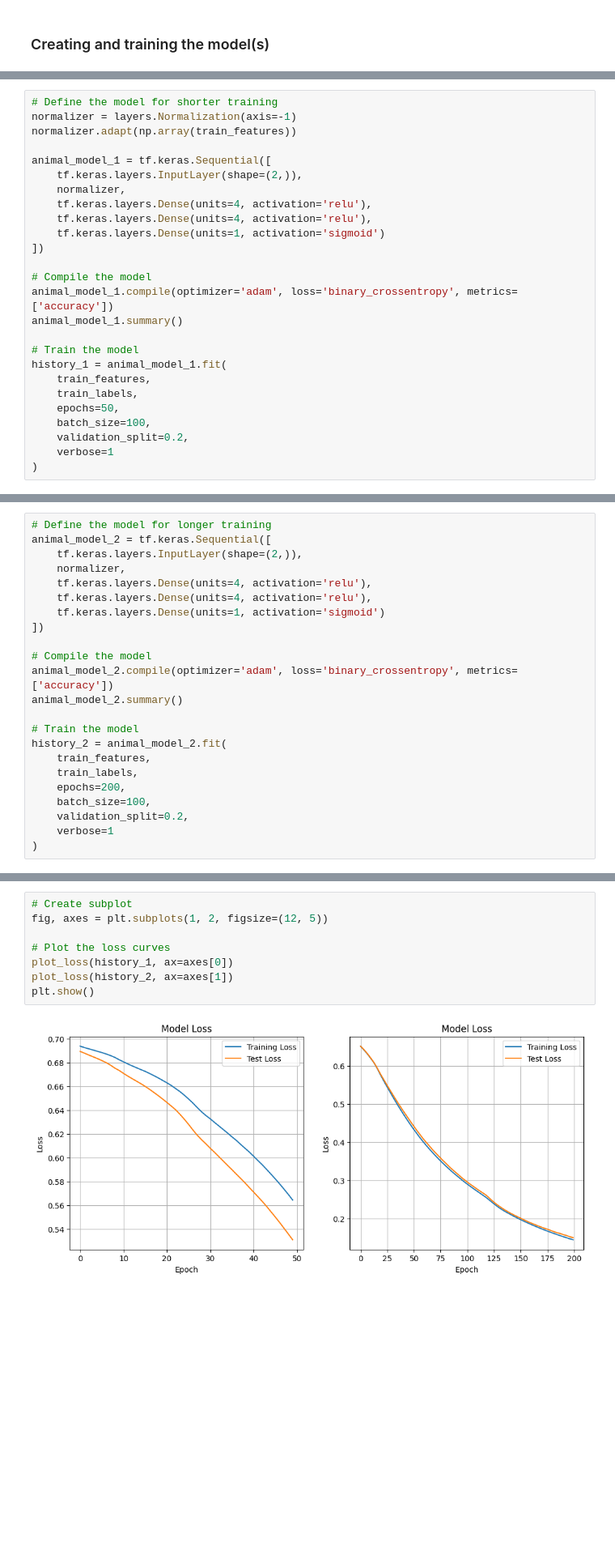
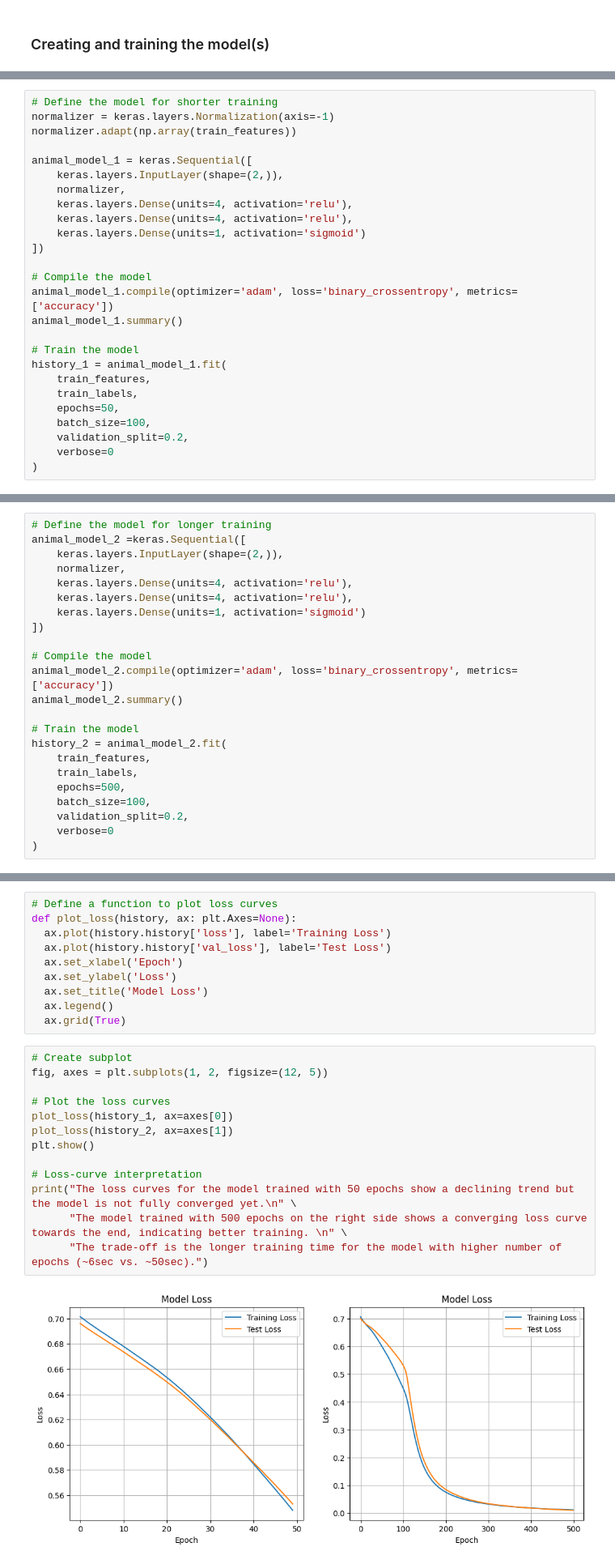
Before and after one commit to leto-git/deep-learning-programming-tasks, a Jupyter notebook: DL_Tasks.ipynb, the cells around one changed output, grey strips where cells are left out. Shown at 81% size. Saved outputs shown, nothing was run; the diff lists cells and outputs as text; blank space fills up the shorter version.

```diff
--- a/DL_Tasks.ipynb
+++ b/DL_Tasks.ipynb
@@ -349,15 +342,15 @@ In the last plot for the decision boundaries the models always seemed to produce
 Only adding normalization was able to fix these problems.
 # %%
 # Define the model for shorter training
-normalizer = layers.Normalization(axis=-1)
+normalizer = keras.layers.Normalization(axis=-1)
 normalizer.adapt(np.array(train_features))
 
-animal_model_1 = tf.keras.Sequential([
-    tf.keras.layers.InputLayer(shape=(2,)),
+animal_model_1 = keras.Sequential([
+    keras.layers.InputLayer(shape=(2,)),
     normalizer,
-    tf.keras.layers.Dense(units=4, activation='relu'),
-    tf.keras.layers.Dense(units=4, activation='relu'),
-    tf.keras.layers.Dense(units=1, activation='sigmoid')
+    keras.layers.Dense(units=4, activation='relu'),
+    keras.layers.Dense(units=4, activation='relu'),
+    keras.layers.Dense(units=1, activation='sigmoid')
 ])
 
 # Compile the model
@@ -371,6 +364,6 @@ history_1 = animal_model_1.fit(
     epochs=50,
     batch_size=100,
     validation_split=0.2,
-    verbose=1
+    verbose=0
 )
 # %% [output]
@@ -418,11 +394,11 @@ Test Accuracy (50 epochs): 0.7300
 # %%
 # Define the model for longer training
-animal_model_2 = tf.keras.Sequential([
-    tf.keras.layers.InputLayer(shape=(2,)),
+animal_model_2 =keras.Sequential([
+    keras.layers.InputLayer(shape=(2,)),
     normalizer,
-    tf.keras.layers.Dense(units=4, activation='relu'),
-    tf.keras.layers.Dense(units=4, activation='relu'),
-    tf.keras.layers.Dense(units=1, activation='sigmoid')
+    keras.layers.Dense(units=4, activation='relu'),
+    keras.layers.Dense(units=4, activation='relu'),
+    keras.layers.Dense(units=1, activation='sigmoid')
 ])
 
 # Compile the model
@@ -433,9 +409,9 @@ animal_model_2.summary()
 history_2 = animal_model_2.fit(
     train_features,
     train_labels,
-    epochs=200,
+    epochs=500,
     batch_size=100,
     validation_split=0.2,
-    verbose=1
+    verbose=0
 )
 # %% [output]
@@ -483,10 +444,25 @@ Test Accuracy (200 epochs): 0.9950
+# %%
+# Define a function to plot loss curves
+def plot_loss(history, ax: plt.Axes=None):
+  ax.plot(history.history['loss'], label='Training Loss')
+  ax.plot(history.history['val_loss'], label='Test Loss')
+  ax.set_xlabel('Epoch')
+  ax.set_ylabel('Loss')
+  ax.set_title('Model Loss')
+  ax.legend()
+  ax.grid(True)
 # %%
 # Create subplot
 fig, axes = plt.subplots(1, 2, figsize=(12, 5))
 
 # Plot the loss curves
 plot_loss(history_1, ax=axes[0])
 plot_loss(history_2, ax=axes[1])
 plt.show()
+
+# Loss-curve interpretation
+print("The loss curves for the model trained with 50 epochs show a declining trend but the model is not fully converged yet.\n" \
+      "The model trained with 500 epochs on the right side shows a converging loss curve towards the end, indicating better training. \n" \
+      "The trade-off is the longer training time for the model with higher number of epochs (~6sec vs. ~50sec).")
 # %% [output]
-[figure, old version]
+[figure, new version]
```
Also changed, not shown: parts of 19 cells of this notebook.
